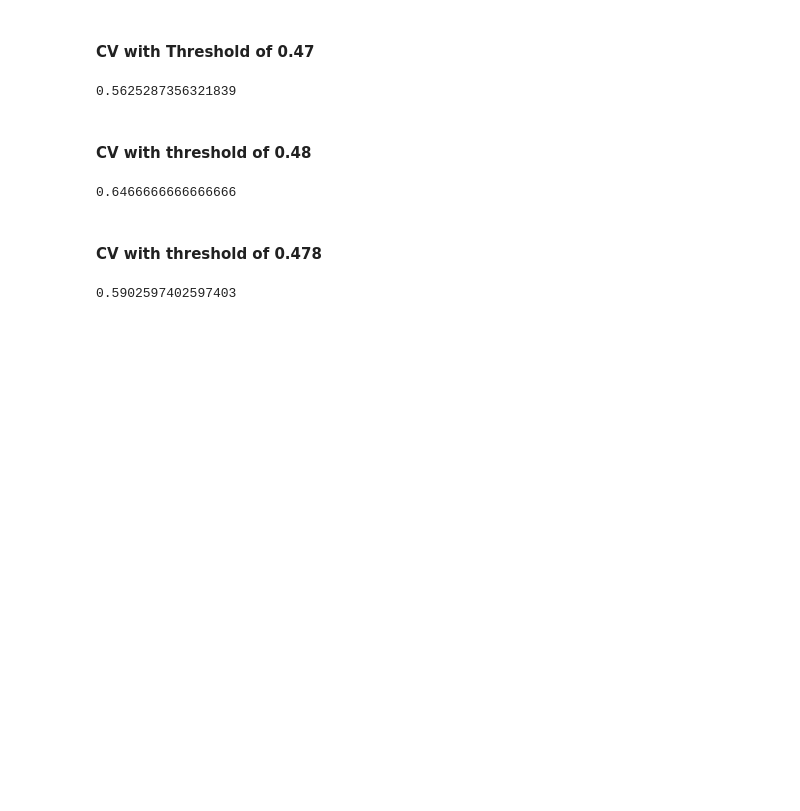
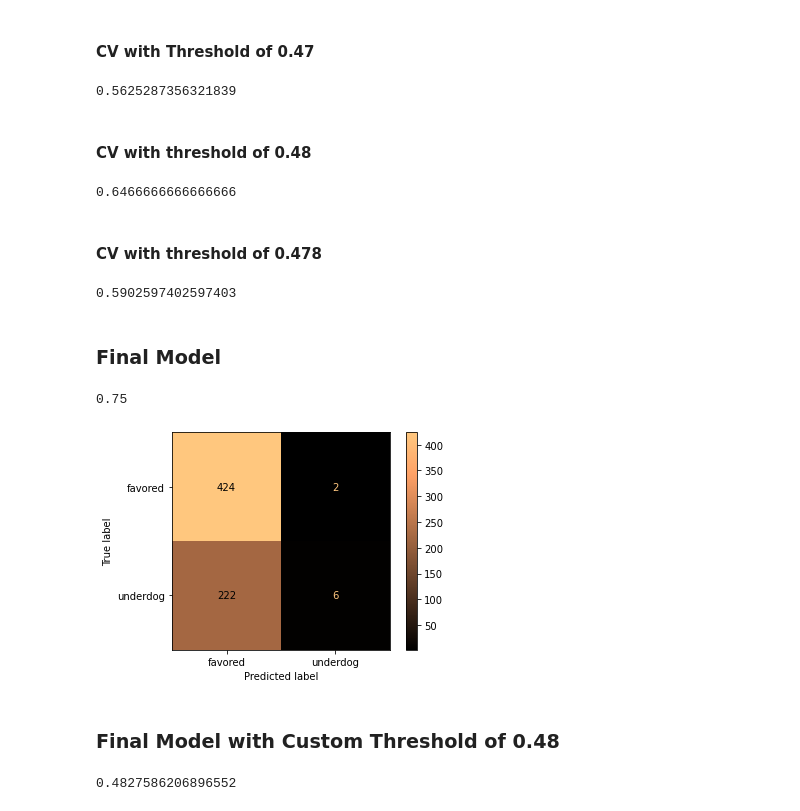
Before and after one commit to Ben-Gilbert333/Predicting_UFC_Winners, a Jupyter notebook: predicting_ufc_winners.ipynb, the cells around one changed output. Saved outputs shown, nothing was run; the diff lists cells and outputs as text; code cells hidden in the pictures; blank space fills up the shorter version.

Commit message:
updated final nb, moved odds_charts, added image

```diff
--- a/predicting_ufc_winners.ipynb
+++ b/predicting_ufc_winners.ipynb
@@ -1634,3 +1619,23 @@ thresh_scorer = make_scorer(threshold_score, needs_proba=True, thresh=custom_thr
 cross_val_score(sc_pipe, X_train, y_train, cv=5, scoring=thresh_scorer, n_jobs=3).mean()
 # %% [output]
 0.5902597402597403
+# %% [markdown]
+### Final Model
+# %%
+y_pred = sc_pipe.predict(X_test)
+precision_score(y_test, y_pred, pos_label='underdog')
+# %% [output]
+0.75
+# %%
+cf = confusion_matrix(y_test, y_pred)
+ConfusionMatrixDisplay(cf, display_labels=['favored', 'underdog']).plot(cmap=plt.cm.copper);
+# %% [output]
+[figure, added]
+# %% [markdown]
+### Final Model with Custom Threshold of 0.48
+# %%
+predictions = sc_pipe.predict_proba(X_test)
+y_pred = np.where(predictions[:,1] >= 0.48, 'underdog', 'favored')
+precision_score(y_test, y_pred, pos_label='underdog')
+# %% [output]
+0.4827586206896552
```
Also changed, not shown: parts of 12 cells of this notebook, 3 other files.
